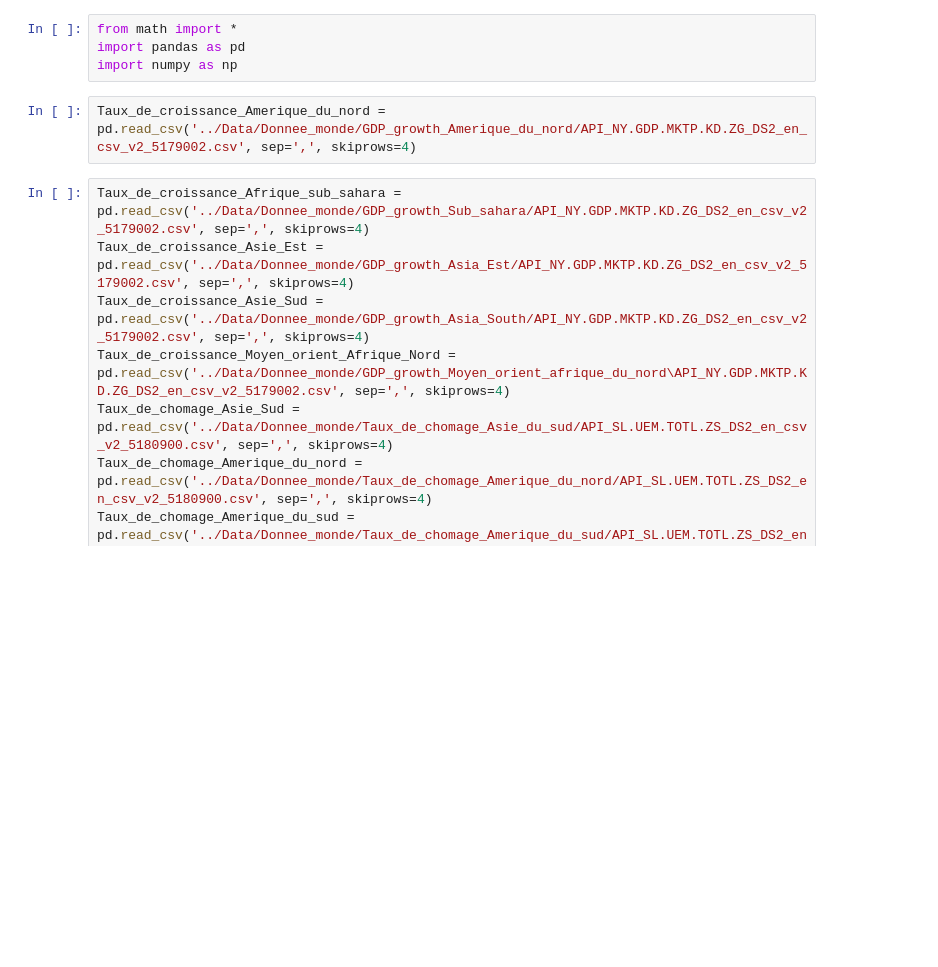
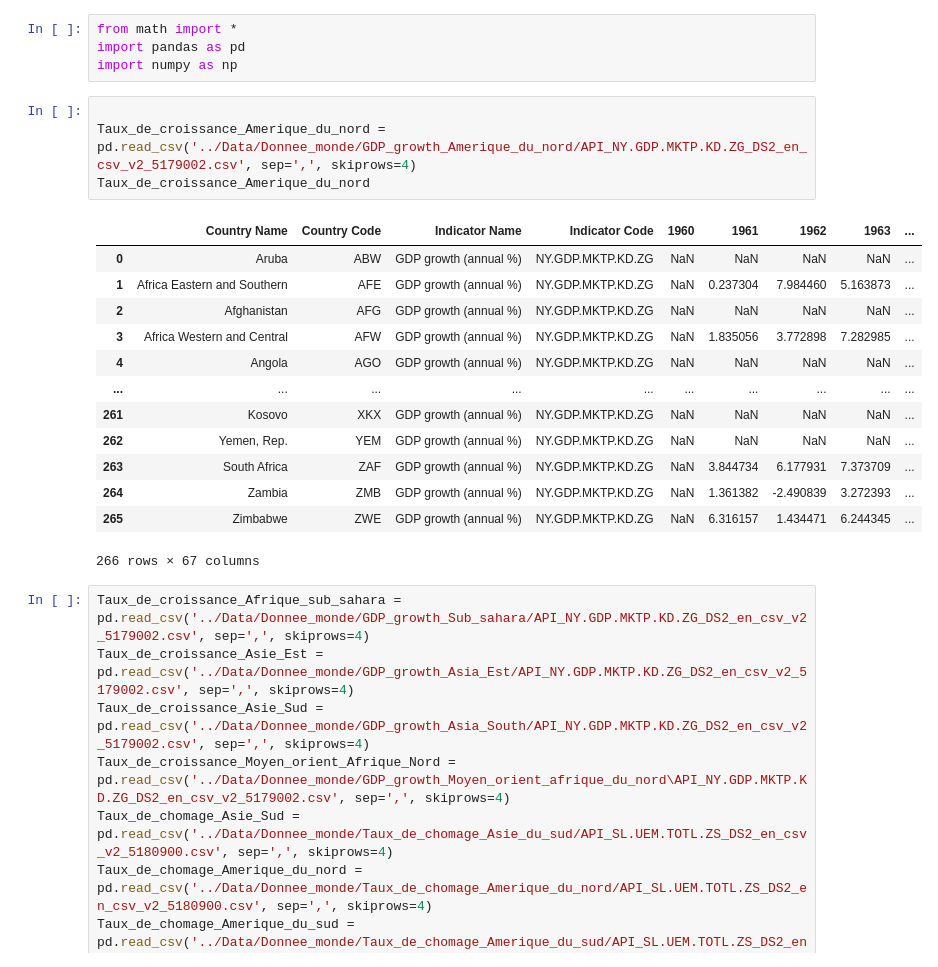
Before and after one commit to NOURDINEEEE/Projet_blanc_Dash1, a Jupyter notebook: Notebooks/Projet_blanc_donnees_mondiales.ipynb, the cells around one changed output. Drawn from its saved outputs; the diff is of its cells as text; blank space fills up the shorter version.

```diff
--- a/Notebooks/Projet_blanc_donnees_mondiales.ipynb
+++ b/Notebooks/Projet_blanc_donnees_mondiales.ipynb
@@ -3,7 +3,23 @@ from math import *
 import pandas as pd
 import numpy as np
 # %%
+
 Taux_de_croissance_Amerique_du_nord = pd.read_csv('../Data/Donnee_monde/GDP_growth_Amerique_du_nord/API_NY.GDP.MKTP.KD.ZG_DS2_en_csv_v2_5179002.csv', sep=',', skiprows=4)
+Taux_de_croissance_Amerique_du_nord
+# %% [output]
+|  | Country Name | Country Code | Indicator Name | Indicator Code | 1960 | 1961 | 1962 | 1963 | ... |
+| 0 | Aruba | ABW | GDP growth (annual %) | NY.GDP.MKTP.KD.ZG | NaN | NaN | NaN | NaN | ... |
+| 1 | Africa Eastern and Southern | AFE | GDP growth (annual %) | NY.GDP.MKTP.KD.ZG | NaN | 0.237304 | 7.984460 | 5.163873 | ... |
+| 2 | Afghanistan | AFG | GDP growth (annual %) | NY.GDP.MKTP.KD.ZG | NaN | NaN | NaN | NaN | ... |
+| 3 | Africa Western and Central | AFW | GDP growth (annual %) | NY.GDP.MKTP.KD.ZG | NaN | 1.835056 | 3.772898 | 7.282985 | ... |
+| 4 | Angola | AGO | GDP growth (annual %) | NY.GDP.MKTP.KD.ZG | NaN | NaN | NaN | NaN | ... |
+| ... | ... | ... | ... | ... | ... | ... | ... | ... | ... |
+| 261 | Kosovo | XKX | GDP growth (annual %) | NY.GDP.MKTP.KD.ZG | NaN | NaN | NaN | NaN | ... |
+| 262 | Yemen, Rep. | YEM | GDP growth (annual %) | NY.GDP.MKTP.KD.ZG | NaN | NaN | NaN | NaN | ... |
+| 263 | South Africa | ZAF | GDP growth (annual %) | NY.GDP.MKTP.KD.ZG | NaN | 3.844734 | 6.177931 | 7.373709 | ... |
+| 264 | Zambia | ZMB | GDP growth (annual %) | NY.GDP.MKTP.KD.ZG | NaN | 1.361382 | -2.490839 | 3.272393 | ... |
+| 265 | Zimbabwe | ZWE | GDP growth (annual %) | NY.GDP.MKTP.KD.ZG | NaN | 6.316157 | 1.434471 | 6.244345 | ... |
+266 rows × 67 columns
 # %%
 Taux_de_croissance_Afrique_sub_sahara = pd.read_csv('../Data/Donnee_monde/GDP_growth_Sub_sahara/API_NY.GDP.MKTP.KD.ZG_DS2_en_csv_v2_5179002.csv', sep=',', skiprows=4)
 Taux_de_croissance_Asie_Est = pd.read_csv('../Data/Donnee_monde/GDP_growth_Asia_Est/API_NY.GDP.MKTP.KD.ZG_DS2_en_csv_v2_5179002.csv', sep=',', skiprows=4)
```
Also changed, not shown: parts of 13 cells of this notebook.
